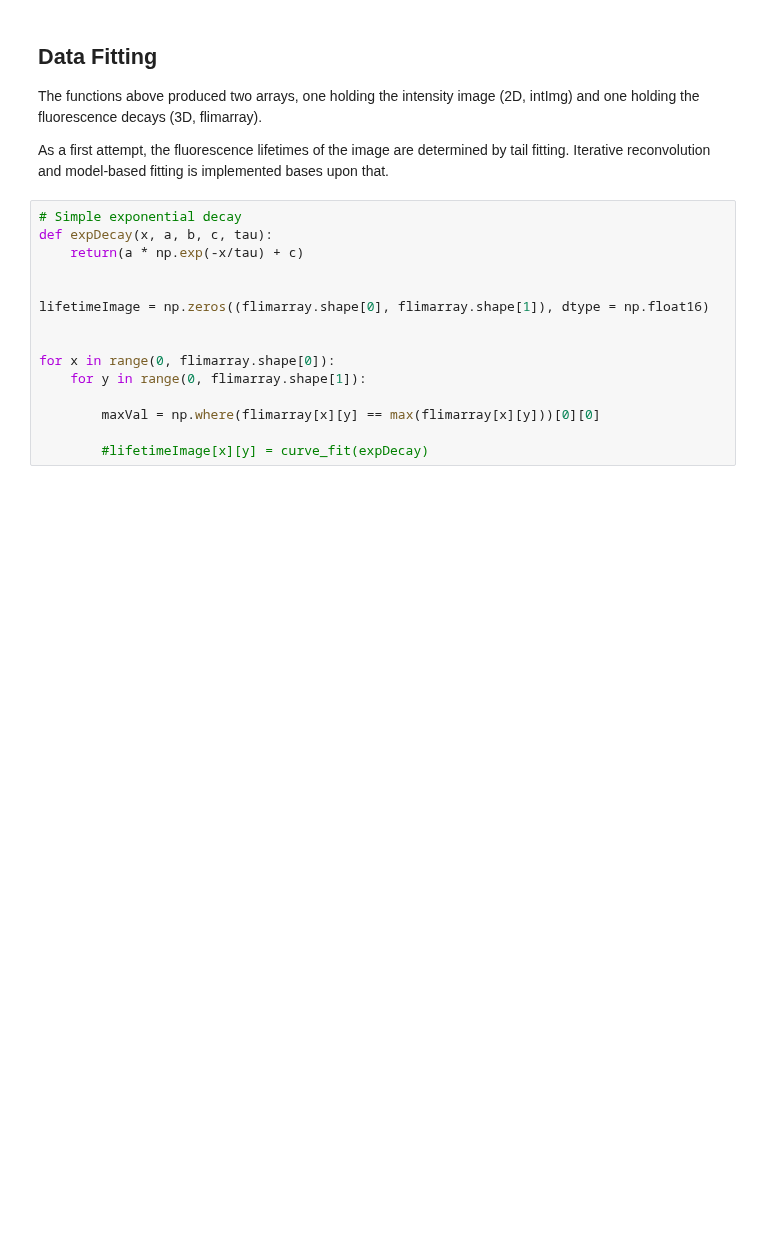
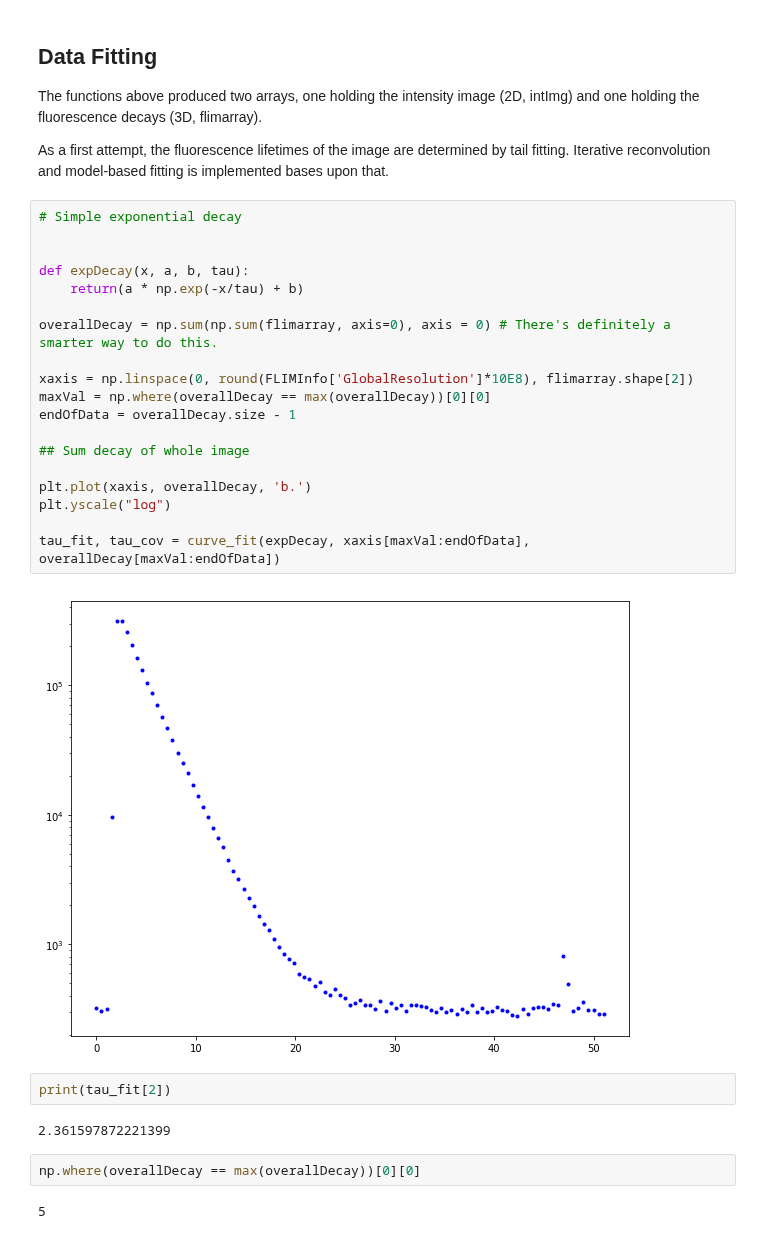
Before and after one commit to Tomkaehst/PhasorFLIM, a Jupyter notebook: app/PicoQuant PTU Decoding and Fitting.ipynb, the cells around one changed output. Cells and saved outputs as stored; diff of their text form; blank space fills up the shorter version.

```diff
--- a/app/PicoQuant PTU Decoding and Fitting.ipynb
+++ b/app/PicoQuant PTU Decoding and Fitting.ipynb
@@ -613,18 +613,32 @@ flimarray[20][35][5]
 The functions above produced two arrays, one holding the intensity image (2D, intImg) and one holding the fluorescence decays (3D, flimarray).
 
 As a first attempt, the fluorescence lifetimes of the image are determined by tail fitting. Iterative reconvolution and model-based fitting is implemented bases upon that.
-# %%
-# Simple exponential decay
-def expDecay(x, a, b, c, tau):
-    return(a * np.exp(-x/tau) + c)
-
-
-lifetimeImage = np.zeros((flimarray.shape[0], flimarray.shape[1]), dtype = np.float16)
-
-
-for x in range(0, flimarray.shape[0]):
-    for y in range(0, flimarray.shape[1]):
-
-        maxVal = np.where(flimarray[x][y] == max(flimarray[x][y]))[0][0]
-
-        #lifetimeImage[x][y] = curve_fit(expDecay)
+# %%
+# Simple exponential decay
+
+
+def expDecay(x, a, b, tau):
+    return(a * np.exp(-x/tau) + b)
+
+overallDecay = np.sum(np.sum(flimarray, axis=0), axis = 0) # There's definitely a smarter way to do this.
+
+xaxis = np.linspace(0, round(FLIMInfo['GlobalResolution']*10E8), flimarray.shape[2])
+maxVal = np.where(overallDecay == max(overallDecay))[0][0]
+endOfData = overallDecay.size - 1
+
+## Sum decay of whole image
+
+plt.plot(xaxis, overallDecay, 'b.')
+plt.yscale("log")
+
+tau_fit, tau_cov = curve_fit(expDecay, xaxis[maxVal:endOfData], overallDecay[maxVal:endOfData])
+# %% [output]
+[figure, added]
+# %%
+print(tau_fit[2])
+# %% [output]
+2.361597872221399
+# %%
+np.where(overallDecay == max(overallDecay))[0][0]
+# %% [output]
+5
```
Also changed, not shown: 4 other files.
